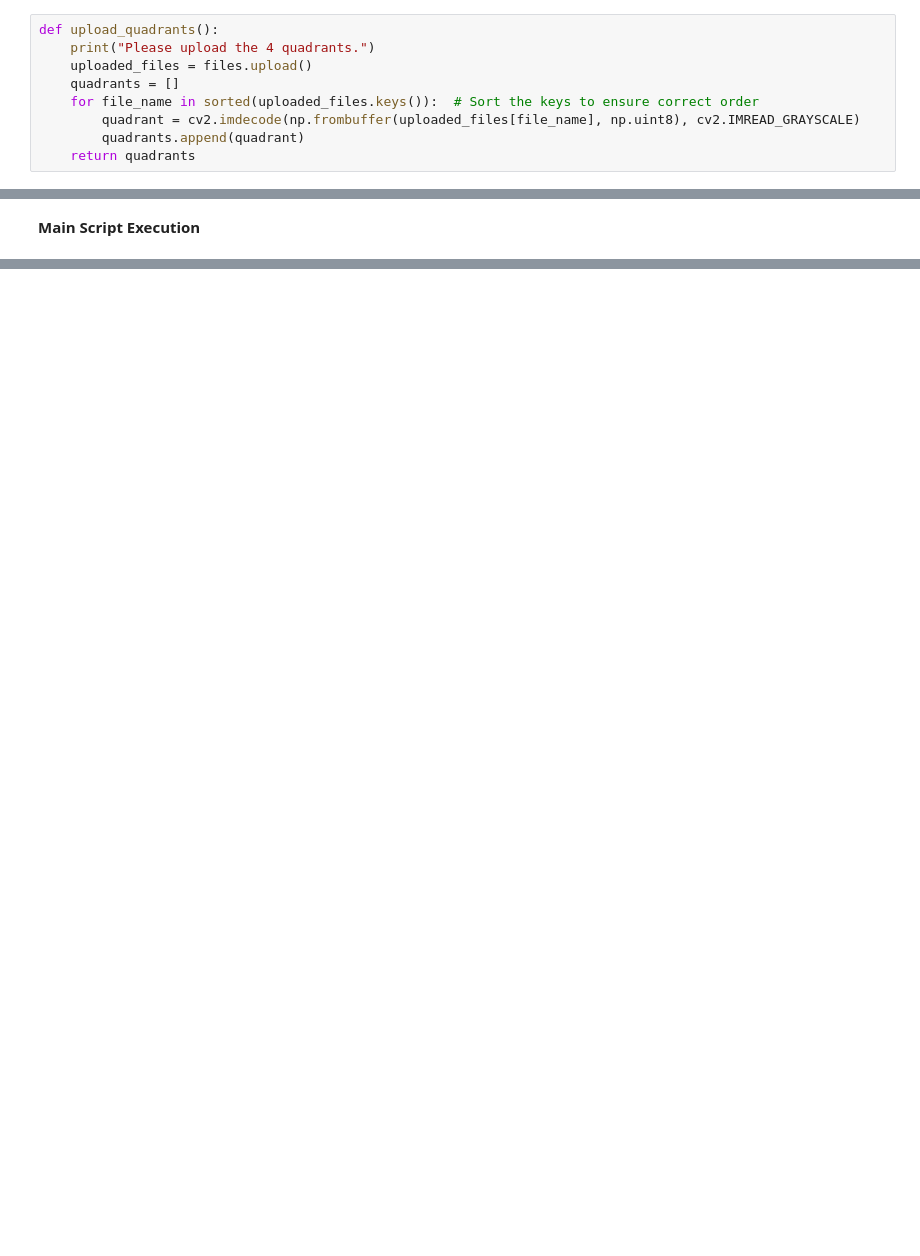
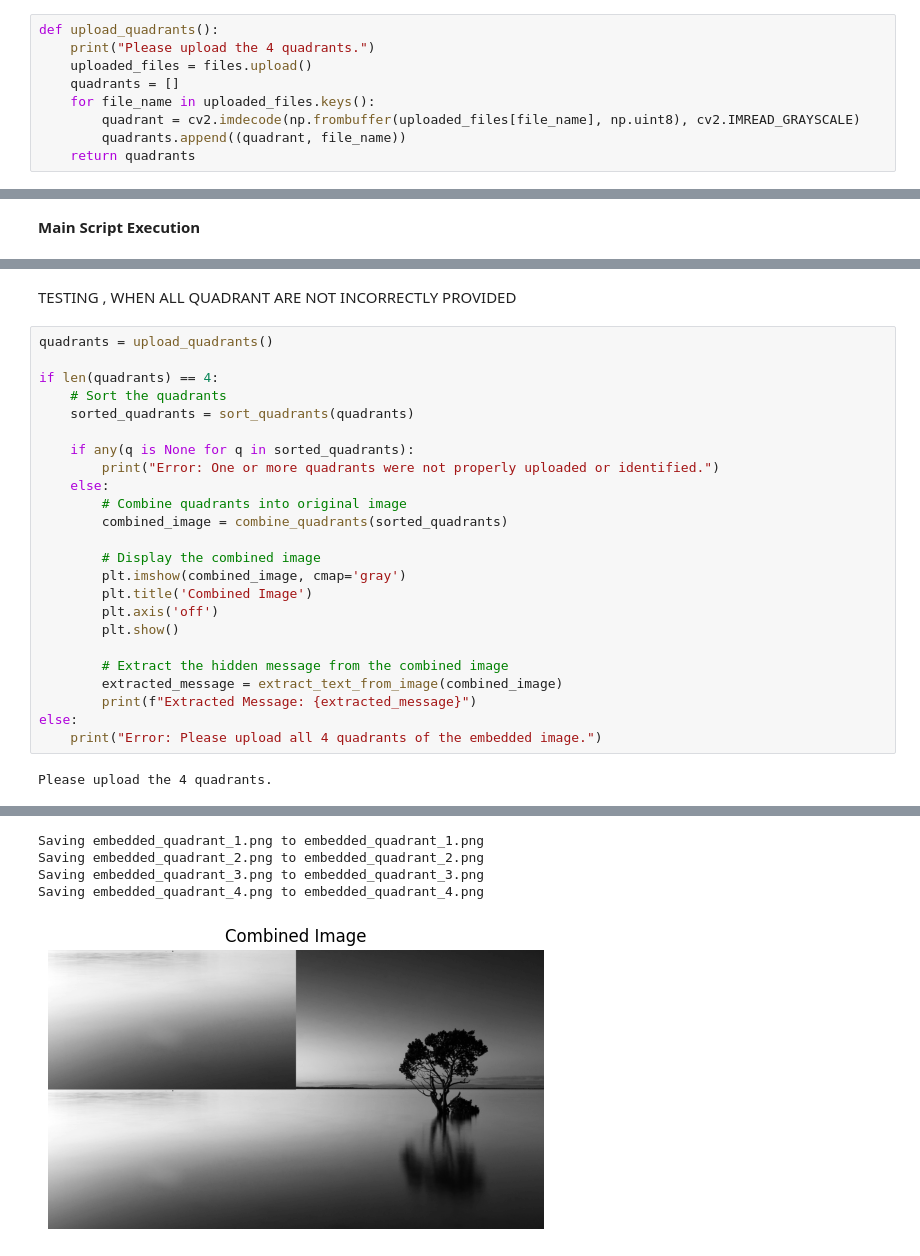
Before and after one commit to aayRJ23/VisualCryptoGraphy-Receiver-s-Code-MajorProject, a Jupyter notebook: VisualCrypto_Receiver.ipynb, the cells around one changed output, grey strips where cells are left out. Saved outputs shown, nothing was run; the diff lists cells and outputs as text; blank space fills up the shorter version.

```diff
--- a/VisualCrypto_Receiver.ipynb
+++ b/VisualCrypto_Receiver.ipynb
@@ -16,7 +16,7 @@ def upload_quadrants():
     print("Please upload the 4 quadrants.")
     uploaded_files = files.upload()
     quadrants = []
-    for file_name in sorted(uploaded_files.keys()):  # Sort the keys to ensure correct order
+    for file_name in uploaded_files.keys():
         quadrant = cv2.imdecode(np.frombuffer(uploaded_files[file_name], np.uint8), cv2.IMREAD_GRAYSCALE)
-        quadrants.append(quadrant)
+        quadrants.append((quadrant, file_name))
     return quadrants
@@ -92,0 +126,28 @@ HELLO EVERYONE ? HOW ARE YOU ALL ?
+# %% [markdown]
+TESTING , WHEN ALL QUADRANT ARE NOT INCORRECTLY PROVIDED
+# %%
+quadrants = upload_quadrants()
+
+if len(quadrants) == 4:
+    # Sort the quadrants
+    sorted_quadrants = sort_quadrants(quadrants)
+
+    if any(q is None for q in sorted_quadrants):
+        print("Error: One or more quadrants were not properly uploaded or identified.")
+    else:
+        # Combine quadrants into original image
+        combined_image = combine_quadrants(sorted_quadrants)
+
+        # Display the combined image
+        plt.imshow(combined_image, cmap='gray')
+        plt.title('Combined Image')
+        plt.axis('off')
+        plt.show()
+
+        # Extract the hidden message from the combined image
+        extracted_message = extract_text_from_image(combined_image)
+        print(f"Extracted Message: {extracted_message}")
+else:
+    print("Error: Please upload all 4 quadrants of the embedded image.")
+# %% [output]
+Please upload the 4 quadrants.
@@ -92,0 +155,5 @@ HELLO EVERYONE ? HOW ARE YOU ALL ?
+Saving embedded_quadrant_1.png to embedded_quadrant_1.png
+Saving embedded_quadrant_2.png to embedded_quadrant_2.png
+Saving embedded_quadrant_3.png to embedded_quadrant_3.png
+Saving embedded_quadrant_4.png to embedded_quadrant_4.png
+[figure, added]
```
Also changed, not shown: parts of 10 cells of this notebook.
